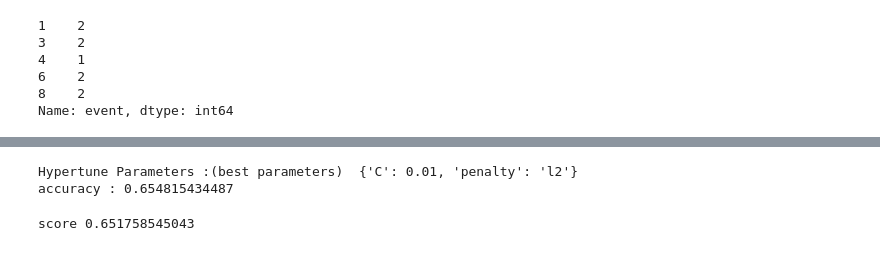
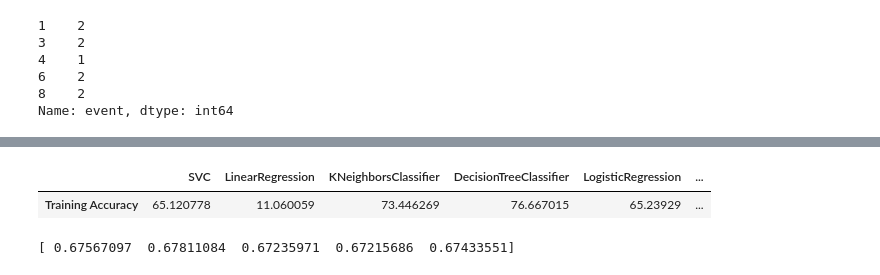
Before and after one commit to aseemnarula1/StarBucksCapstoneProject, a Jupyter notebook: Starbucks_Capstone_notebook.ipynb, the cells around one changed output, grey strips where cells are left out. Saved outputs shown, nothing was run; the diff lists cells and outputs as text; code cells hidden in the pictures.

```diff
--- a/Starbucks_Capstone_notebook.ipynb
+++ b/Starbucks_Capstone_notebook.ipynb
@@ -1019,21 +1201,15 @@ Accuracy of SVM classifier on test set: 0.65
-# %%
-# Model Refinement using Grid Search Cross Valiation - Hyperparameters Tuning
-import numpy as np
-from sklearn.model_selection import GridSearchCV
-from sklearn.linear_model import LogisticRegression
-CVgrid={"C":np.logspace(-3,3,7), "penalty":["l1","l2"]} # l1 lasso l2 ridge
-logregressor=LogisticRegression()
-logregressor_cv=GridSearchCV(logregressor,CVgrid,cv=10)
-logregressor_cv.fit(X_train, y_train)
-
-print("Hypertune Parameters :(best parameters) ",logregressor_cv.best_params_)
-print("accuracy :",logregressor_cv.best_score_)
-# %% [output]
-Hypertune Parameters :(best parameters)  {'C': 0.01, 'penalty': 'l2'}
-accuracy : 0.654815434487
-# %%
-logreg2=LogisticRegression(C=1,penalty="l2")
-logreg2.fit(X_train,y_train)
-print("score",logreg2.score(X_test,y_test))
-# %% [output]
-score 0.651758545043
+# %%
+# Creating the evaluation table so that ML models can be compared in a tabular format
+models = [svm, linear_regression, knn, clf, logreg,classifier]
+model_names = [type(names).__name__ for names in models]
+training_accuracy = [train_score.score(X_train, y_train)*100 for train_score in models]
+# %%
+# Prining the ML comparision results
+
+ML_compare_results = [training_accuracy]
+ML_results = pd.DataFrame(ML_compare_results, columns = model_names, index=['Training Accuracy'])
+# %%
+ML_results
+# %% [output]
+|  | SVC | LinearRegression | KNeighborsClassifier | DecisionTreeClassifier | LogisticRegression | ... |
+| Training Accuracy | 65.120778 | 11.060059 | 73.446269 | 76.667015 | 65.23929 | ... |
@@ -1039,0 +1227,4 @@ score 0.651758545043
+# %%
+print(all_accuracies)
+# %% [output]
+[ 0.67567097  0.67811084  0.67235971  0.67215686  0.67433551]
```
Also changed, not shown: parts of 23 cells of this notebook, 1 other file.
